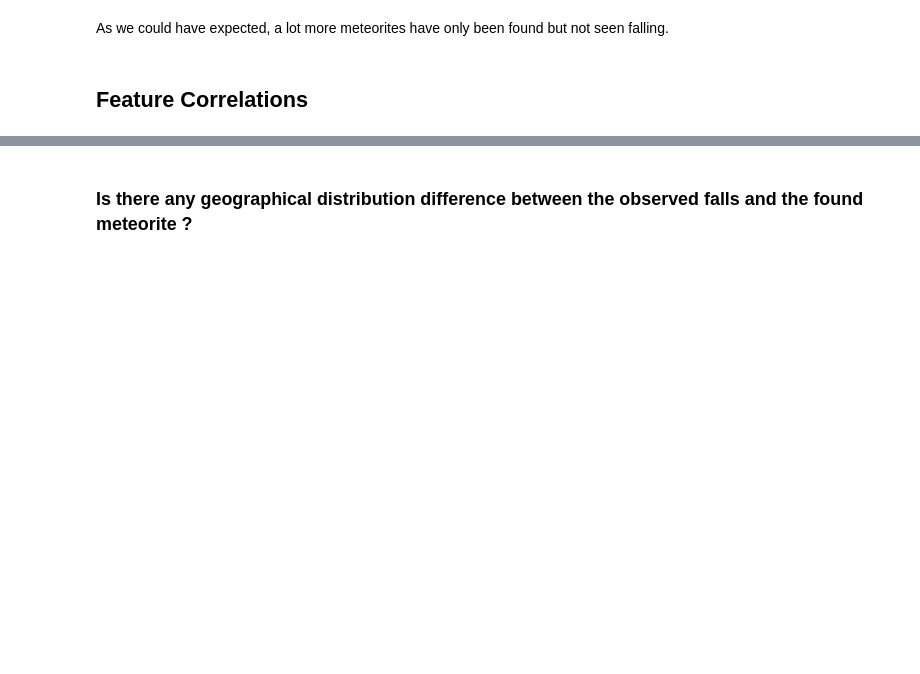
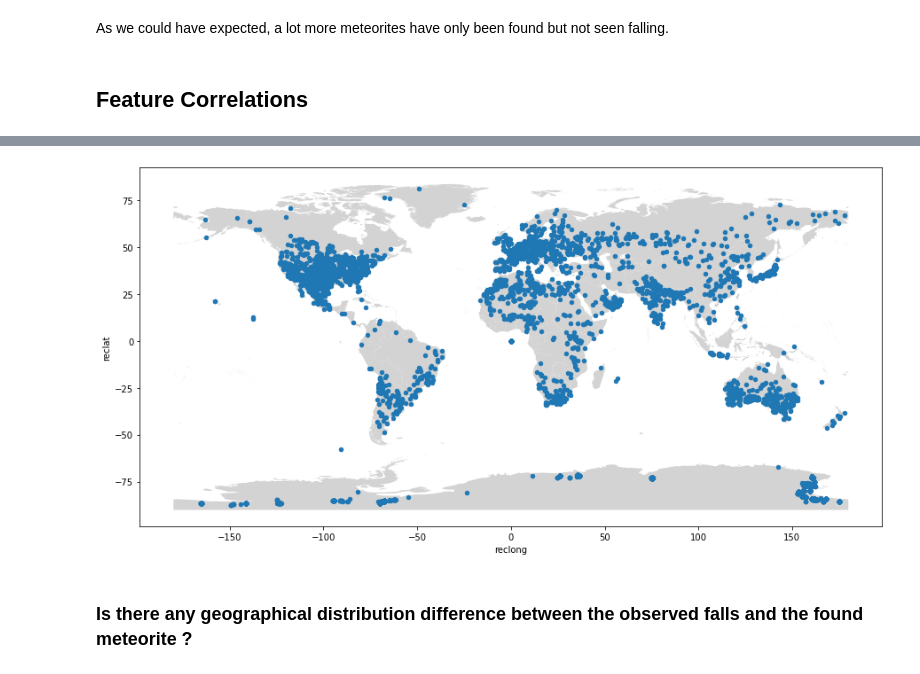
Before and after one commit to avihooe/meteorite-landings, a Jupyter notebook: EDA.ipynb, the cells around one changed output, grey strips where cells are left out. Cells and saved outputs as stored; diff of their text form; code cells hidden in the pictures; blank space fills up the shorter version.

```diff
--- a/EDA.ipynb
+++ b/EDA.ipynb
@@ -231,2 +245,14 @@ As we could have expected, a lot more meteorites have only been found but not se
+# %%
+# initialize an axis
+fig, ax = plt.subplots()
+# plot map on axis
+world_map.plot(color="lightgrey",ax=ax)
+# plot points
+df.plot(x='reclong',y='reclat', kind="scatter", colormap="YlOrRd", ax=ax)
+# add grid
+#ax.grid(b=True, alpha=0.5)
+plt.show()
+# %% [output]
+[figure, added]
 # %% [markdown]
 ### Is there any geographical distribution difference between the observed falls and the found meteorite ?
```
Also changed, not shown: parts of 3 cells of this notebook, 2 other files.
